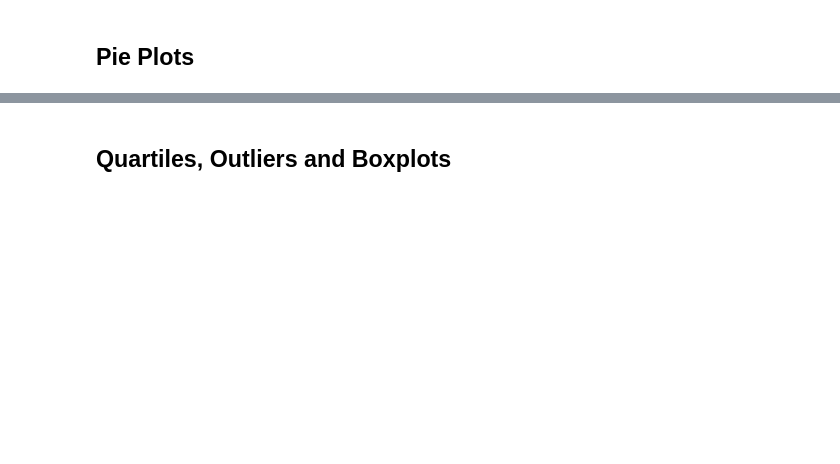
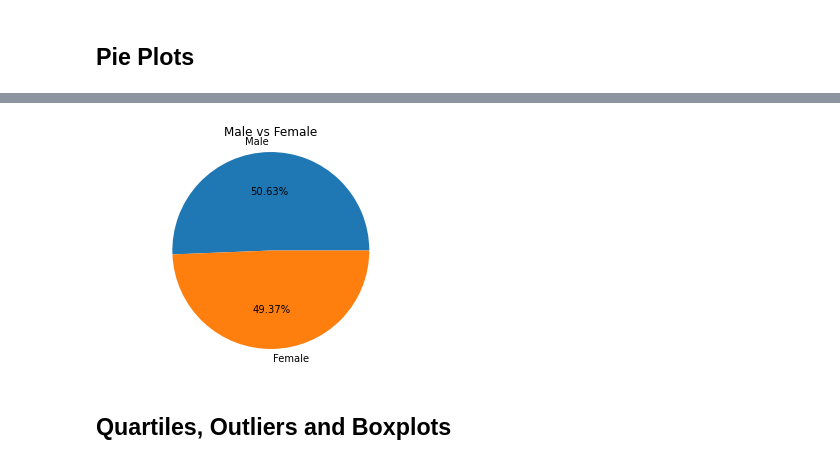
Before and after one commit to onenaghi/Pymaceuticals, a Jupyter notebook: pymaceuticals.ipynb, the cells around one changed output, grey strips where cells are left out. Saved outputs shown, nothing was run; the diff lists cells and outputs as text; code cells hidden in the pictures; blank space fills up the shorter version.

```diff
--- a/pymaceuticals.ipynb
+++ b/pymaceuticals.ipynb
@@ -80,4 +198,13 @@ study_results
 # %%
 # Generate a pie plot showing the distribution of female versus male mice using pyplot
+gender_py = pd.DataFrame(study_df["Sex"].value_counts())
+labels = gender_py.index.values
+plt.pie(gender_py, labels = labels, autopct="%.2f%%")
+plt.title("Male vs Female")
+plt.axis("equal")
+plt.savefig("Images/pie_chart.png")
+plt.show()
+# %% [output]
+[figure, added]
 # %% [markdown]
 ## Quartiles, Outliers and Boxplots
```
Also changed, not shown: parts of 29 cells of this notebook, 6 other files.
